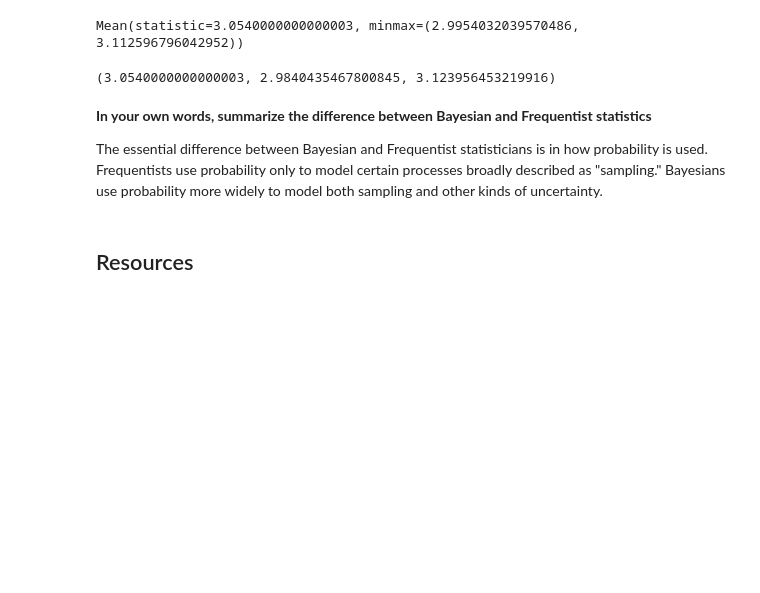
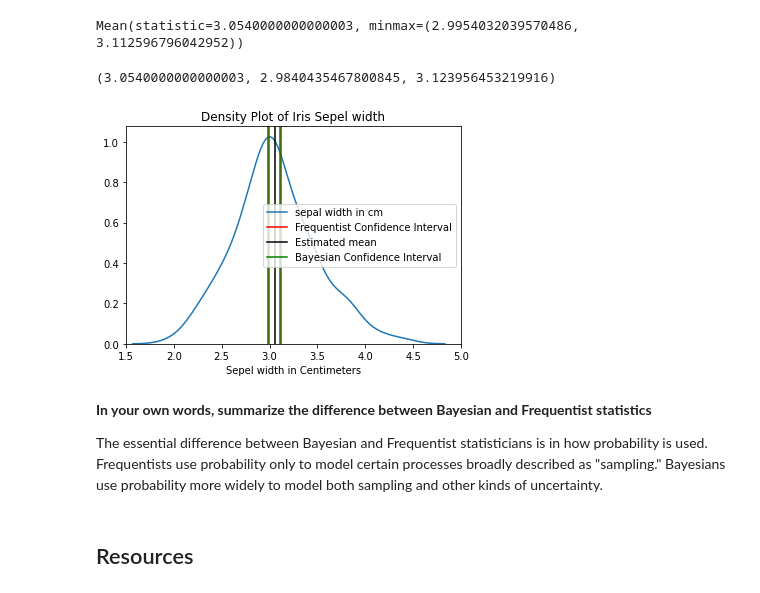
Before and after one commit to njaiprakash/DS-Unit-1-Sprint-2-Statistics, a Jupyter notebook: module3/LS_DS_123_Introduction_to_Bayesian_Inference_Assignment.ipynb, the cells around one changed output. Cells and saved outputs as stored; diff of their text form; code cells hidden in the pictures; blank space fills up the shorter version.

```diff
--- a/module3/LS_DS_123_Introduction_to_Bayesian_Inference_Assignment.ipynb
+++ b/module3/LS_DS_123_Introduction_to_Bayesian_Inference_Assignment.ipynb
@@ -135,6 +135,25 @@ conf_int_freq1 = confidence_interval(df['sepal width in cm'])
 conf_int_freq1
 # %% [output]
 (3.0540000000000003, 2.9840435467800845, 3.123956453219916)
+# %%
+sns.kdeplot(df['sepal width in cm'])
+
+plt.title('Density Plot of Iris Sepel width')
+plt.xlabel('Sepel width in Centimeters')
+
+plt.axvline(x=conf_int_freq1[1], color='red', label='Frequentist Confidence Interval')
+plt.axvline(x=conf_int_freq1[2], color='red')
+
+plt.axvline(x=conf_int_freq1[0], color='black', label='Estimated mean');
+
+
+plt.axvline(res_mean1.minmax[0], color='green', label='Bayesian Confidence Interval')
+plt.axvline(res_mean1.minmax[1], color='green')
+
+plt.legend()
+plt.xlim(1.5, 5);
+# %% [output]
+[figure, added]
 # %% [markdown]
 **In your own words, summarize the difference between Bayesian and Frequentist statistics**
 
```
